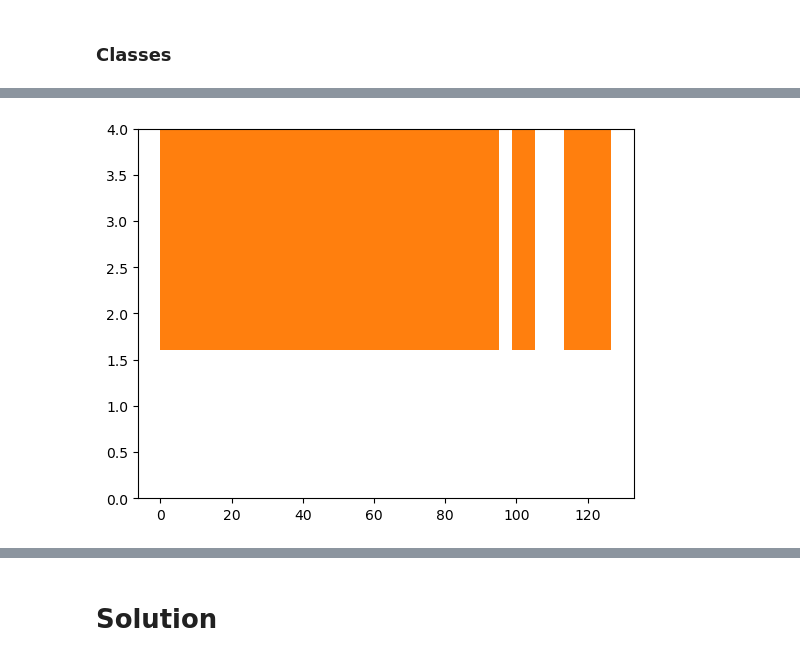
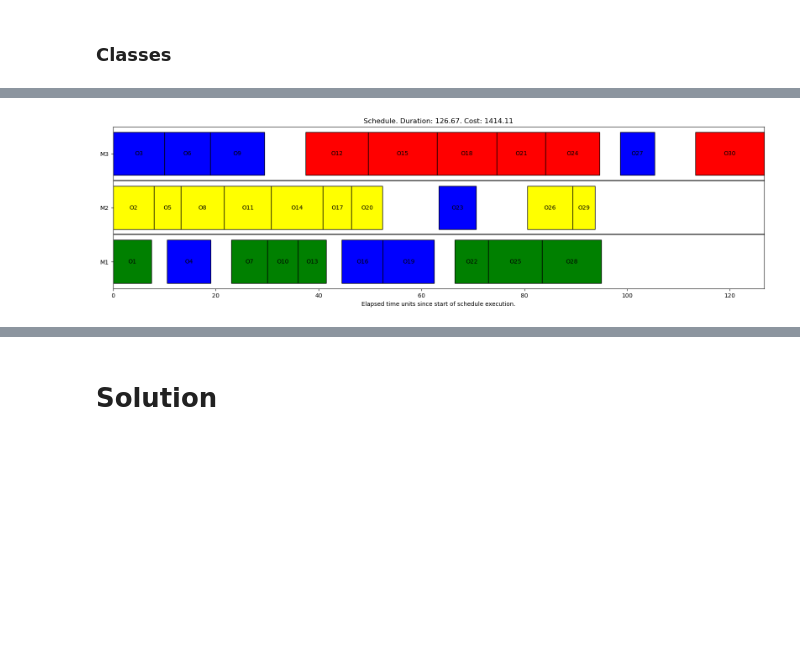
Before and after one commit to sebas-fontys/OR5-paintshop, a Jupyter notebook: solution.ipynb, the cells around one changed output, grey strips where cells are left out. Saved outputs shown, nothing was run; the diff lists cells and outputs as text; code cells hidden in the pictures; blank space fills up the shorter version.

Commit message:
Added draw function to Schedule class.

```diff
--- a/solution.ipynb
+++ b/solution.ipynb
@@ -213,6 +213,9 @@ process_times
 # %%
 import copy
 import matplotlib.pyplot as plt
+import itertools as iter
+import matplotlib.patches as patches
+import matplotlib.collections as coll
 
 
 class Schedule:
@@ -253,7 +256,7 @@ class Schedule:
     # String conversion. Example call: "print(Schedule())" or "str(Schedule())"
     def __str__(self) -> str:
 
-        return f"Cost: \t{self.get_cost():.2f}\n" + '\n'.join([f'M{machine_id + 1}: {self.order_queue[machine_id]} ({self.get_cost_machine(machine_id):.2f})' for machine_id in machine_ids])
+        return f"Cost: \t{self.get_cost():.2f}\n" + '\n'.join([f'M{machine_id + 1}: {self.order_queue[machine_id]} ({self.get_cost_machine(machine_id):.2f}) ({len(self.order_queue[machine_id])})' for machine_id in machine_ids])
 
     # def __copy__(self):
 
@@ -277,37 +280,95 @@ class Schedule:
             for machine_id in machine_ids
         })
 
-    def draw(self) -> None:
+    def get_machine_schedules(self) -> list[list[dict[str, float]]]:
 
-        # Calculate machine times
         machine_schedules = [[] for _ in machine_ids]
+
         for machine_id in machine_ids:
 
             t_current = 0
             last_order_id = None
-            machine_schedule = []
 
             for order_id in self.order_queue[machine_id]:
 
-                if (last_order_id is not None):
+                if (last_order_id != None):
                     t_current += setup_times.loc[last_order_id, order_id]
 
                 processing_time = orders.loc[order_id, "surface"] / machine_speeds[machine_id]
-                machine_schedule += [(t_current, processing_time, orders.loc[order_id, "color"])]
+                machine_schedules[machine_id] += [{
+                    "start": t_current,
+                    "duration": processing_time,
+                    "end": t_current + processing_time,
+                    "order": order_id
+                }]
 
                 t_current += processing_time
-
                 last_order_id = order_id
 
+        return machine_schedules
 
-            machine_schedules[machine_id] = machine_schedule
+    def draw(self) -> None:
+
+        # Get machine order execution start times and durations
+        machine_schedules = self.get_machine_schedules()
+
+        # Determine schedule end-time
+        schedule_completion_time = max([machine_schedule[-1]["end"] for machine_schedule in machine_schedules])
+
+        # Declaring a figure "gnt"
+        fig = plt.figure(figsize= (20,5))
+
+        # Iterate over machines
+        for machine_id in machine_ids:
+
+            # Plot dividing line above current machine schedule
+            if machine_id != 0:
+                plt.plot(
+                    (0, schedule_completion_time),
+                    (machine_id - 0.5, machine_id - 0.5),
+                    "black"
+                )
+
+            # Plot order processing
+            for job in machine_schedules[machine_id]:
+
+                # Add rectangle representing the job
+                plt.gca().add_patch(
+                    patches.Rectangle(
+                        (
+                            job["start"],
+                            machine_id - 0.4
+                        ),
+                        job["duration"],
+                        0.8,
+                        fill = True,
+                        facecolor = color_names_by_index.loc[orders.loc[job["order"], "color"], "name"],
+                        edgecolor = 'black',
+                        # linewith = 1
+                    )
+                )
+
+                # Add text to center of rectangle
+                plt.text(
+                    job["start"] + job["duration"] / 2,
+                    machine_id,
+                    f"O{job['order'] + 1}",
+                    horizontalalignment = "center",
+                    verticalalignment = "center",
+                )
 
 
-        # Declaring a figure "gnt"
-        fig = plt.figure()
+
+        # plt.grid()
 
         # the y
-        plt.ylim(0, len(machine_ids) + 1)
+        plt.title(f"Schedule. Duration: {schedule_completion_time:.2f}. Cost: {self.get_cost():.2f}")
+        plt.ylim(-0.5, len(machine_ids) - 0.5)
+        plt.xlim(0, schedule_completion_time)
+        plt.yticks(machine_ids, [f"M{id+1}" for id in machine_ids])
+        plt.xlabel(f"Elapsed time units since start of schedule execution.")
+
+        plt.show()
         # plt.xlim(0, max([schedule[-1] for schedule in machine_schedules]))
 
         # # Setting X-axis limits
@@ -318,18 +379,9 @@ class Schedule:
         # fig.ylabel('Processor')
 
         # # Setting ticks on y-axis
-        # fig.yticks([15, 25, 35])
         # # Labelling tickes of y-axis
         # fig.xticks(['1', '2', '3'])
 
-        # # Setting graph attribute
-        # fig.grid(True)
-
-        print(machine_schedules)
-
-        # Declaring a bar in schedule
-        for machine_schedule in machine_schedules:
-            plt.broken_barh([(item[0], item[1]) for item in machine_schedule], (machine_id - 0.4, machine_id + 0.4), facecolors =('tab:orange'))
 
     # Return the time at which the machine with the specified ID finishes it's order queue
     def get_finish_time(self, machine_id: int) -> float:
@@ -353,6 +405,7 @@ class Schedule:
 
         return t
 
+    # Get the cost for the machine with the given machine_id
     def get_cost_machine(self, machine_id):
         # Processing time when starting on the current order
         t = 0
@@ -379,6 +432,7 @@ class Schedule:
             last_order_id = order_id
 
         return total_penalty
+
 
     # Returns the total cost of the solution
     def get_cost(self) -> float:
@@ -409,14 +463,17 @@ class Schedule:
         # Return all combinations of length 2.
         return list(iter.combinations(order_indices, 2))
 
+
     # Get item
     def get_item(self, index: tuple[int, int]):
 
         return self.order_queue[index[0]][index[1]]
 
+
     # Set item
     def set_item(self, index, value):
         self.order_queue[index[0]][index[1]] = value
+
 
     # Swap inplace
     def swap(self, swap) -> None:
@@ -426,6 +483,7 @@ class Schedule:
         a = self.get_item(a_index)
         self.set_item(a_index, self.get_item(b_index))
         self.set_item(b_index, a)
+
 
     # Return a swapped copy of self
     def get_swapped(self, swap: tuple[tuple[int, int], tuple[int, int]]):
@@ -448 +505 @@ heuristic_constructive_simple().draw()
-[figure, old version]
+[figure, new version]
```
Also changed, not shown: parts of 7 cells of this notebook.
